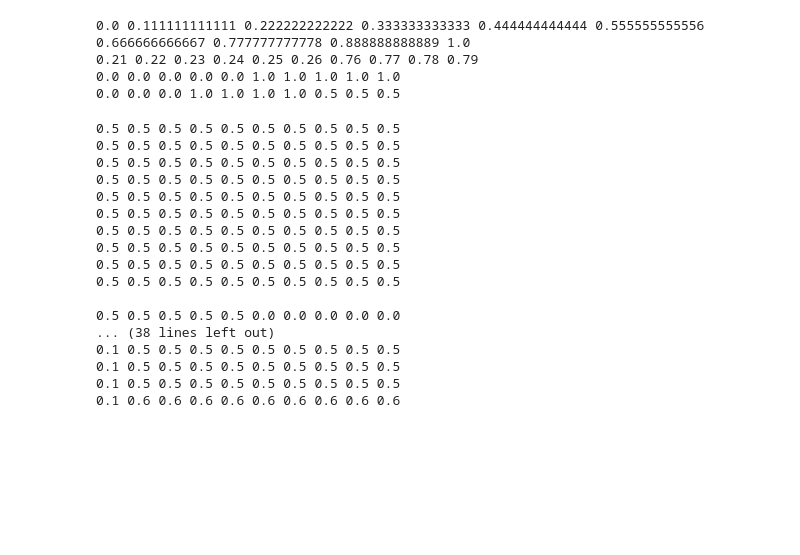
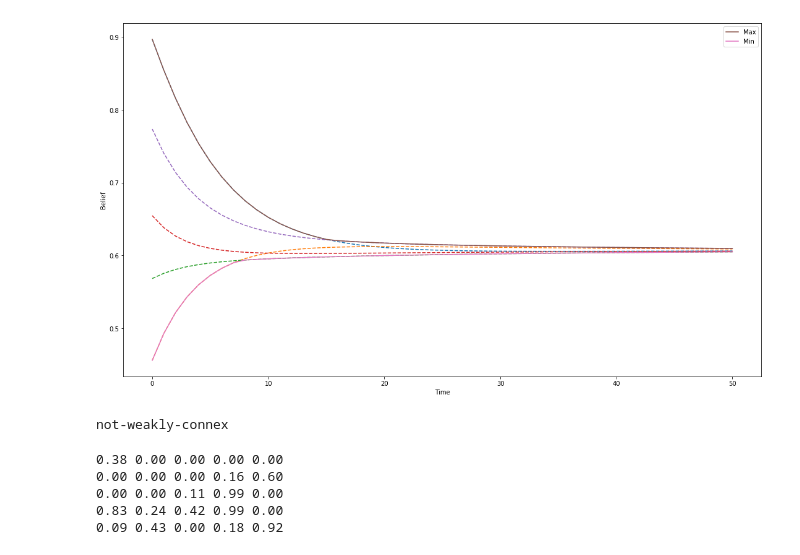
Before and after one commit to bernardoamorim/polarization, a Jupyter notebook: code/inf_simulation.ipynb, the cells around one changed output. Drawn from its saved outputs; the diff is of its cells as text; code cells hidden in the pictures; blank space fills up the shorter version.

```diff
--- a/code/inf_simulation.ipynb
+++ b/code/inf_simulation.ipynb
@@ -105,50 +0,0 @@ class InfGraph:
-# %%
-graph = InfGraph(num_agts = 10)
-
-graph.build_bel(bel_type="uniform")
-graph.print_bel()
-graph.build_bel(bel_type="mildly-polarized")
-graph.print_bel()
-graph.build_bel(bel_type="extremely-polarized")
-graph.print_bel()
-graph.build_bel(bel_type="trypartite")
-graph.print_bel()
-# %% [output]
-0.0 0.111111111111 0.222222222222 0.333333333333 0.444444444444 0.555555555556 0.666666666667 0.777777777778 0.888888888889 1.0
-0.21 0.22 0.23 0.24 0.25 0.26 0.76 0.77 0.78 0.79
-0.0 0.0 0.0 0.0 0.0 1.0 1.0 1.0 1.0 1.0
-0.0 0.0 0.0 1.0 1.0 1.0 1.0 0.5 0.5 0.5
-# %%
-graph.build_graph(graph_type="clique")
-graph.print_graph()
-print()
-graph.build_graph(graph_type="disconnected")
-graph.print_graph()
-print()
-graph.build_graph(graph_type="faintly-connected")
-graph.print_graph()
-print()
-graph.build_graph(graph_type="unrelenting-influencers")
-graph.print_graph()
-print()
-graph.build_graph(graph_type="malleable-influencers")
-graph.print_graph()
-print()
-# %% [output]
-0.5 0.5 0.5 0.5 0.5 0.5 0.5 0.5 0.5 0.5
-0.5 0.5 0.5 0.5 0.5 0.5 0.5 0.5 0.5 0.5
-0.5 0.5 0.5 0.5 0.5 0.5 0.5 0.5 0.5 0.5
-0.5 0.5 0.5 0.5 0.5 0.5 0.5 0.5 0.5 0.5
-0.5 0.5 0.5 0.5 0.5 0.5 0.5 0.5 0.5 0.5
-0.5 0.5 0.5 0.5 0.5 0.5 0.5 0.5 0.5 0.5
-0.5 0.5 0.5 0.5 0.5 0.5 0.5 0.5 0.5 0.5
-0.5 0.5 0.5 0.5 0.5 0.5 0.5 0.5 0.5 0.5
-0.5 0.5 0.5 0.5 0.5 0.5 0.5 0.5 0.5 0.5
-0.5 0.5 0.5 0.5 0.5 0.5 0.5 0.5 0.5 0.5
-
-0.5 0.5 0.5 0.5 0.5 0.0 0.0 0.0 0.0 0.0
-... (38 lines left out)
-0.1 0.5 0.5 0.5 0.5 0.5 0.5 0.5 0.5 0.5
-0.1 0.5 0.5 0.5 0.5 0.5 0.5 0.5 0.5 0.5
-0.1 0.5 0.5 0.5 0.5 0.5 0.5 0.5 0.5 0.5
-0.1 0.6 0.6 0.6 0.6 0.6 0.6 0.6 0.6 0.6
@@ -154,0 +274,24 @@ print()
+# %%
+fig = plt.gcf()
+fig.set_size_inches(18.5, 10.5)
+
+graph = InfGraph(num_agts = 5)
+graph.build_bel(bel_type="random")
+graph.build_graph(graph_type="random",zeros=0.6)
+graph.simulate(time=50, save_bel=True, save_max=True, save_min=True, save_sum=False)
+graph.plot_bel(plot_agts=True, plot_max=True, plot_min=True)
+if(graph.is_weakly_connex()):
+    print('weakly-connex')
+else:
+    print('not-weakly-connex')
+# %% [output]
+[figure, added]
+not-weakly-connex
+# %%
+graph.print_graph()
+# %% [output]
+0.38 0.00 0.00 0.00 0.00
+0.00 0.00 0.00 0.16 0.60
+0.00 0.00 0.11 0.99 0.00
+0.83 0.24 0.42 0.99 0.00
+0.09 0.43 0.00 0.18 0.92
```
Also changed, not shown: parts of 2 cells of this notebook.
